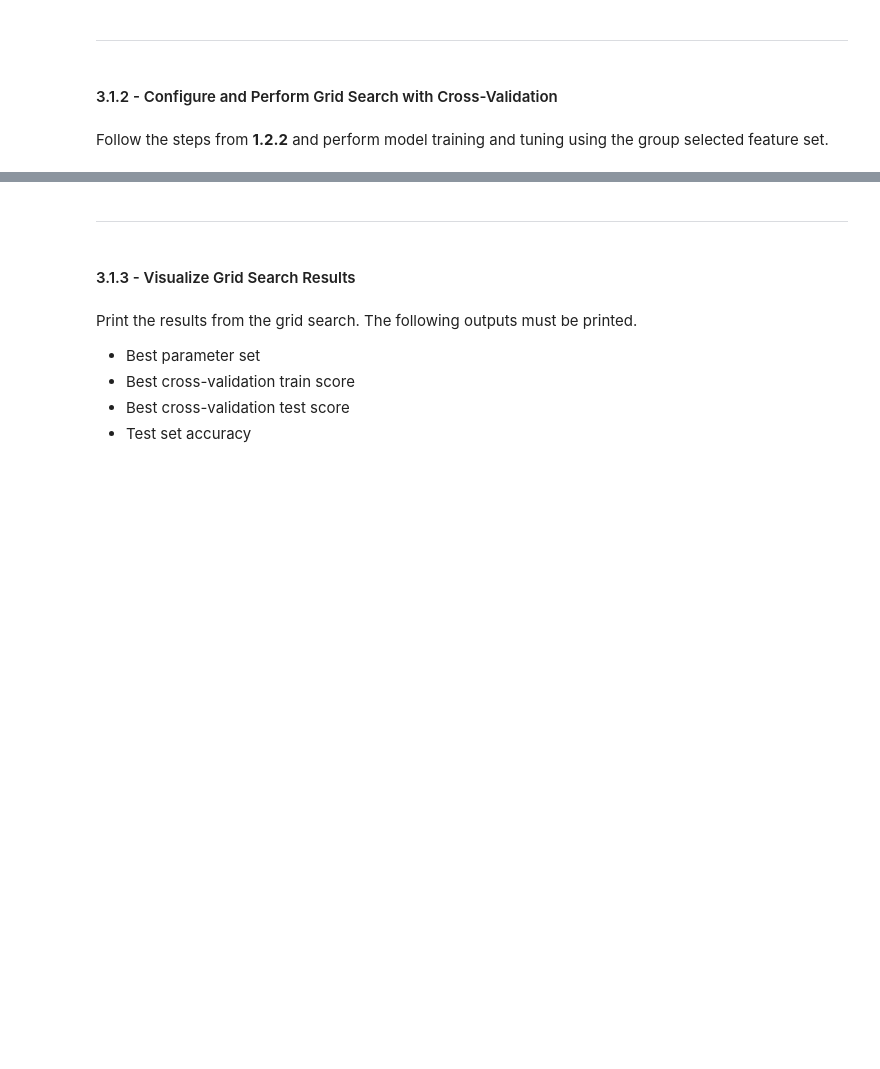
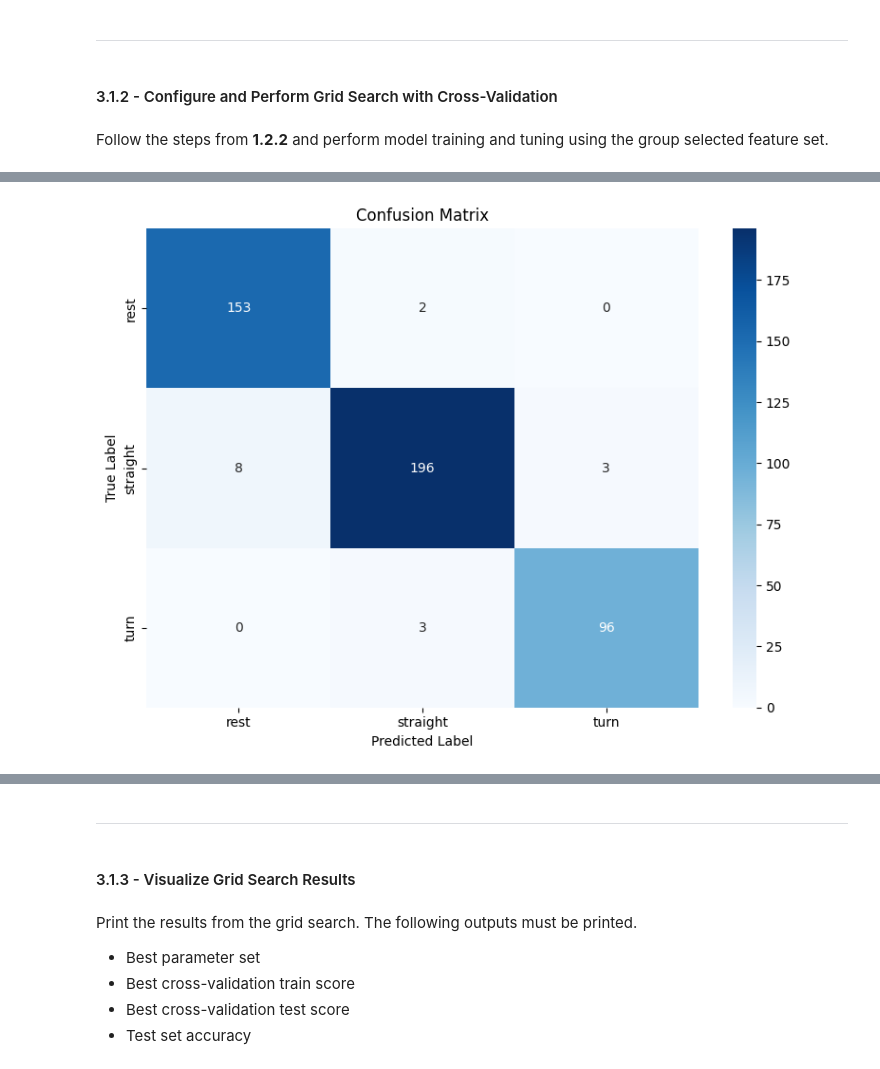
Before and after one commit to quinnledingham/engg680_2024_fall, a Jupyter notebook: Lab_Assignment4/VehicleMotionStateClassification.ipynb, the cells around one changed output, grey strips where cells are left out. Cells and saved outputs as stored; diff of their text form; code cells hidden in the pictures; blank space fills up the shorter version.

```diff
--- a/Lab_Assignment4/VehicleMotionStateClassification.ipynb
+++ b/Lab_Assignment4/VehicleMotionStateClassification.ipynb
@@ -520,0 +541,15 @@ X.head(2)
+# %%
+# TODO - Load group selected features from cv_set to X
+import pandas as pd
+
+cv_set = pd.read_csv('/content/drive/MyDrive/new_engg680_2024_fall/Lab_Assignment4/UrbanNav-HK_Whampoa-20210521_sensors.csv')
+test_set1 = pd.read_csv('/content/drive/MyDrive/new_engg680_2024_fall/Lab_Assignment4/UrbanNav-HK_TST-20210517_sensors.csv')
+test_set2 = pd.read_csv('/content/drive/MyDrive/new_engg680_2024_fall/Lab_Assignment4/2020-03-14-16-45-35.csv')
+
+cv_set = pd.read_csv('/content/drive/MyDrive/new_engg680_2024_fall/Lab_Assignment4/UrbanNav-HK_Whampoa-20210521_sensors.csv')
+
+selected_features = ['ax_sum', 'ay_sum', 'az_sum', 'gx_sum', 'gy_sum', 'gz_sum', 'a_var', 'g_var', 'ax_max', 'ay_max', 'az_max', 'gx_max', 'gy_max', 'gz_max'] # Selected features
+
+X = cv_set[selected_features] # Load group selected features from cv_set to X
+
+X.head(2)
@@ -521,6 +560,6 @@ X.head(2)
 # %%
 # TODO - Load motion_state column (target vector) into y
-# y =
+y = cv_set['motion_state']
 # %% [markdown]
 ___
 # %% [markdown]
@@ -531,0 +569,53 @@ Follow the steps from **1.2.2** and perform model training and tuning using the
+# %%
+# TODO - Perform model training and tuning using `GridSearchCV`
+from sklearn.pipeline import Pipeline
+from sklearn.model_selection import train_test_split
+from sklearn.svm import SVC
+from sklearn.preprocessing import StandardScaler, RobustScaler
+from sklearn.model_selection import GridSearchCV
+
+X_train, X_test, y_train, y_test = train_test_split(X, y, test_size=0.3, random_state=42, stratify=y) # Splitting the data
+
+pipe = Pipeline([('scaler', StandardScaler()), ('classifier', SVC())]) # Initialize pipeline
+
+param_grid = {
+    'classifier__C': [0.01, 0.1, 1, 10, 100],
+    'classifier__gamma': [0.001, 0.01, 0.1, 1],
+    'classifier__kernel': ['rbf'],
+    'scaler': [StandardScaler(), RobustScaler(), None]
+}
+
+grid = GridSearchCV(pipe, param_grid, cv=5, scoring='accuracy', return_train_score=True)
+grid.fit(X_train, y_train)
+
+print("Best params:\n{}\n".format(grid.best_params_))
+print("Best cross-validation train score: {:.2f}".format(grid.cv_results_['mean_train_score'][grid.best_index_]))
+print("Best cross-validation validation score: {:.2f}".format(grid.best_score_))
+print("Test-set score: {:.2f}".format(grid.score(X_test, y_test)))
+
+from sklearn.metrics import confusion_matrix, classification_report
+import seaborn as sns
+import matplotlib.pyplot as plt
+
+def display_cm_cr(actual, predicted):
+    labels = ['rest', 'straight', 'turn']
+    cm = confusion_matrix(actual, predicted, labels=labels)
+    print('Confusion Matrix')
+    print(cm)
+
+    plt.figure(figsize=(8,6))
+    sns.heatmap(cm, annot=True, fmt='d', cmap='Blues', xticklabels=labels, yticklabels=labels)
+    plt.title('Confusion Matrix')
+    plt.ylabel('True Label')
+    plt.xlabel('Predicted Label')
+    plt.tight_layout()
+    plt.show()
+
+    print("Classification Report:")
+    print(classification_report(actual, predicted, zero_division=0))
+
+# Predict on test data using best estimator
+best_model = grid.best_estimator_
+y_pred = best_model.predict(X_test)
+display_cm_cr(y_test, y_pred)
+# %% [output]
@@ -531,0 +632 @@ Follow the steps from **1.2.2** and perform model training and tuning using the
+[figure, added]
```
Also changed, not shown: parts of 18 cells of this notebook.
